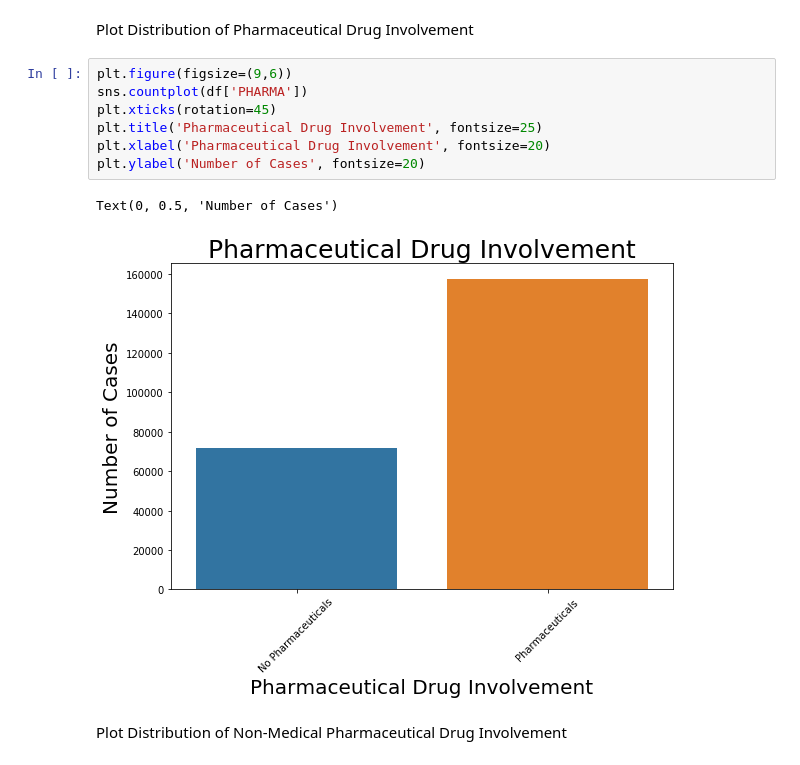
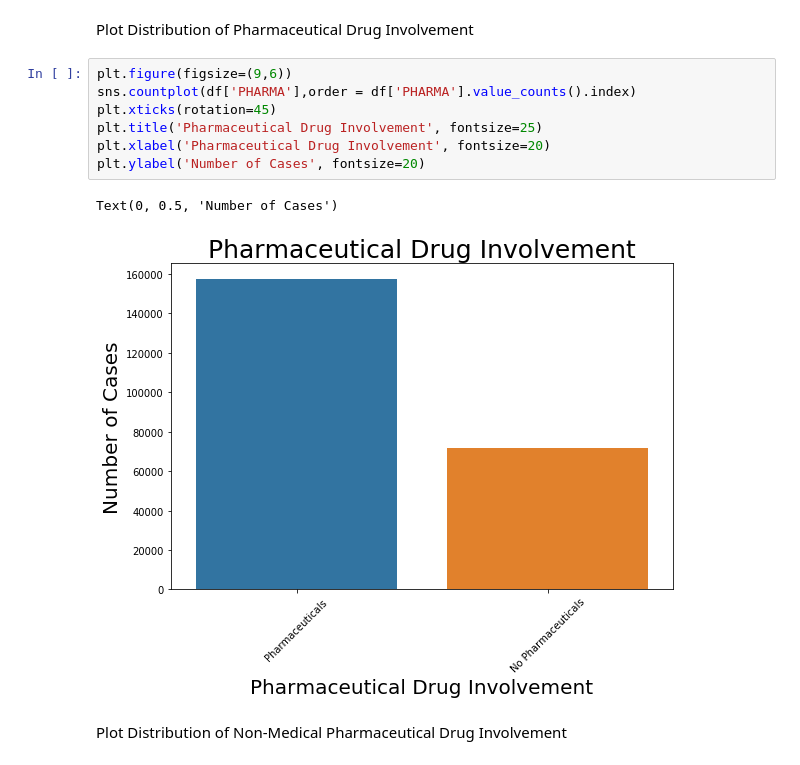
Before and after one commit to lookingglass01/springboard, a Jupyter notebook: CapstoneProjects/CP1/Code/Capstone Project 1 - Drug Abuse-Data Story.ipynb, the cells around one changed output. Cells and saved outputs as stored; diff of their text form.

```diff
--- a/CapstoneProjects/CP1/Code/Capstone Project 1 - Drug Abuse-Data Story.ipynb
+++ b/CapstoneProjects/CP1/Code/Capstone Project 1 - Drug Abuse-Data Story.ipynb
@@ -695,14 +695,14 @@ Text(0, 0.5, 'Number of Cases')
 Plot Distribution of Pharmaceutical Drug Involvement
 # %%
 plt.figure(figsize=(9,6))
-sns.countplot(df['PHARMA'])
+sns.countplot(df['PHARMA'],order = df['PHARMA'].value_counts().index)
 plt.xticks(rotation=45)
 plt.title('Pharmaceutical Drug Involvement', fontsize=25)
 plt.xlabel('Pharmaceutical Drug Involvement', fontsize=20)
 plt.ylabel('Number of Cases', fontsize=20)
 # %% [output]
 Text(0, 0.5, 'Number of Cases')
-[figure, old version]
+[figure, new version]
 # %% [markdown]
 Plot Distribution of Non-Medical Pharmaceutical Drug Involvement
 # %%
```
Also changed, not shown: parts of 8 cells of this notebook.
